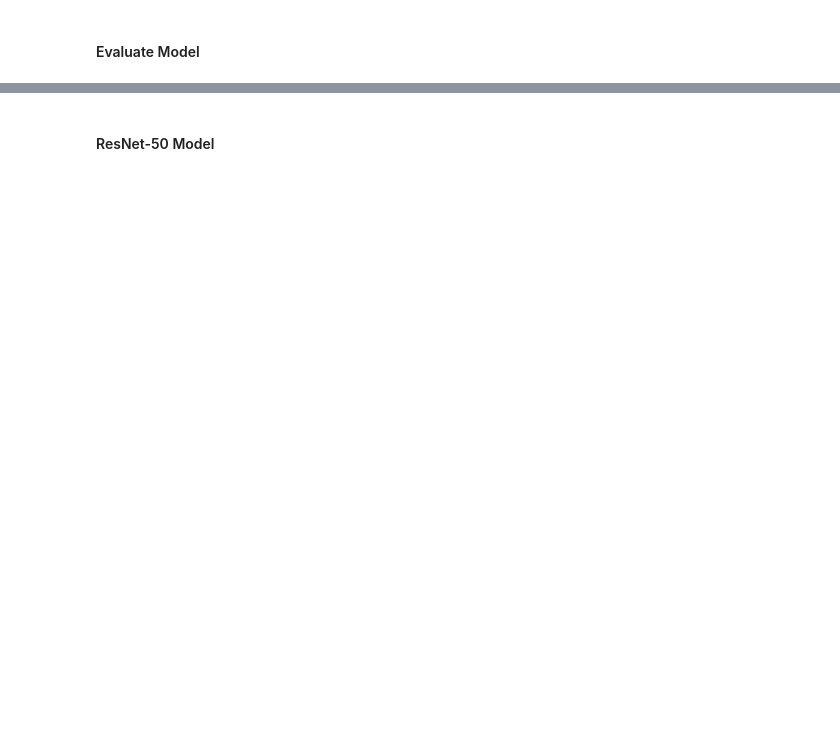
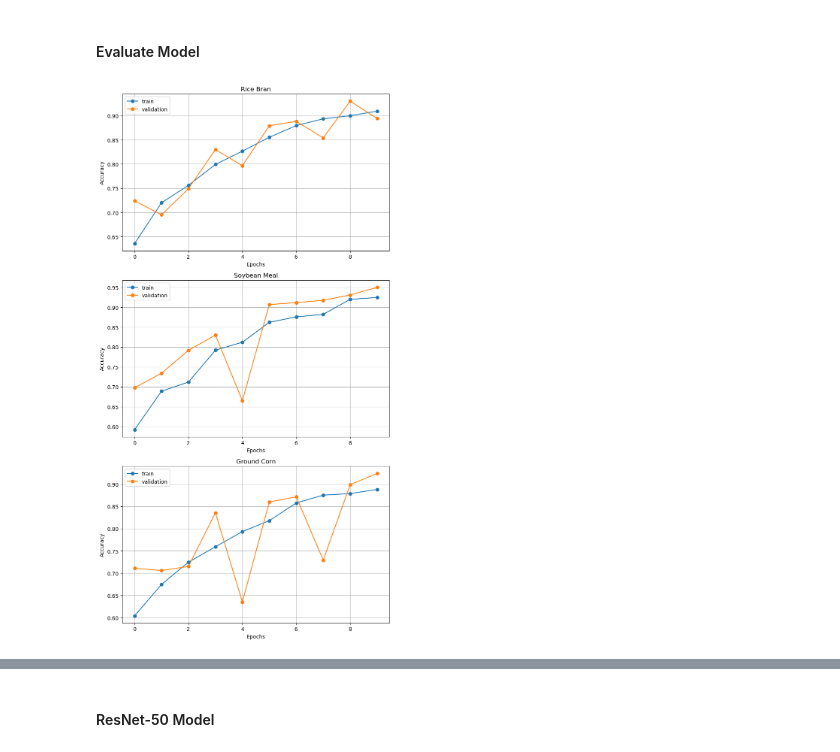
Before and after one commit to buggernut04/Thesis_Project_Feed_Classification, a Jupyter notebook: main.ipynb, the cells around one changed output, grey strips where cells are left out. Saved outputs shown, nothing was run; the diff lists cells and outputs as text; code cells hidden in the pictures; blank space fills up the shorter version.

```diff
--- a/main.ipynb
+++ b/main.ipynb
@@ -234,0 +278,20 @@ I0000 00:00:1740573004.421918    2861 device_compiler.h:188] Compiled cluster us
+# %%
+# Train
+epoch = 10
+learning_rate = 0.00001
+#layers_to_train = -5
+
+# Rice Bran
+print('RICE BRAN')
+custom_rb_model = CustomModel()
+custom_rb_history = train_data(custom_rb_model, epoch, learning_rate, rb_data[0], rb_data[1], 2)
+
+# Soybean Meal
+print('SOYBEAN MEAL')
+custom_sbm_model = CustomModel()
+custom_sbm_history = train_data(custom_sbm_model, epoch, learning_rate, sbm_data[0], sbm_data[1], 2)
+
+# Corn
+print('GROUND CORN')
+custom_corn_model = CustomModel()
+custom_corn_history = train_data(custom_corn_model, epoch, learning_rate, corn_data[0], corn_data[1], 2)
@@ -260,0 +323,35 @@ plt.show()
+# %%
+# Model Accuracy
+fig, axes = plt.subplots(3, 1, figsize=(8, 15))  # 3 rows, 1 column
+
+# Rice Bran Plot
+axes[0].plot(custom_rb_history.history['accuracy'], marker='o', linestyle='-')
+axes[0].plot(custom_rb_history.history['val_accuracy'], marker='o', linestyle='-')
+axes[0].set_title('Rice Bran')
+axes[0].set_ylabel('Accuracy')
+axes[0].set_xlabel('Epochs')
+axes[0].legend(['train', 'validation'])
+axes[0].grid(True)
+
+# Soybean Meal Plot
+axes[1].plot(custom_sbm_history.history['accuracy'], marker='o', linestyle='-')
+axes[1].plot(custom_sbm_history.history['val_accuracy'], marker='o', linestyle='-')
+axes[1].set_title('Soybean Meal')
+axes[1].set_ylabel('Accuracy')
+axes[1].set_xlabel('Epochs')
+axes[1].legend(['train', 'validation'])
+axes[1].grid(True)
+
+# Ground Corn Plot
+axes[2].plot(custom_corn_history.history['accuracy'], marker='o', linestyle='-')
+axes[2].plot(custom_corn_history.history['val_accuracy'], marker='o', linestyle='-')
+axes[2].set_title('Ground Corn')
+axes[2].set_ylabel('Accuracy')
+axes[2].set_xlabel('Epochs')
+axes[2].legend(['train', 'validation'])
+axes[2].grid(True)
+
+plt.tight_layout() # Adjust subplot params so that the subplot(s) fits in to the figure area.
+plt.show()
+# %% [output]
+[figure, added]
```
Also changed, not shown: parts of 40 cells of this notebook, 4 other files.
